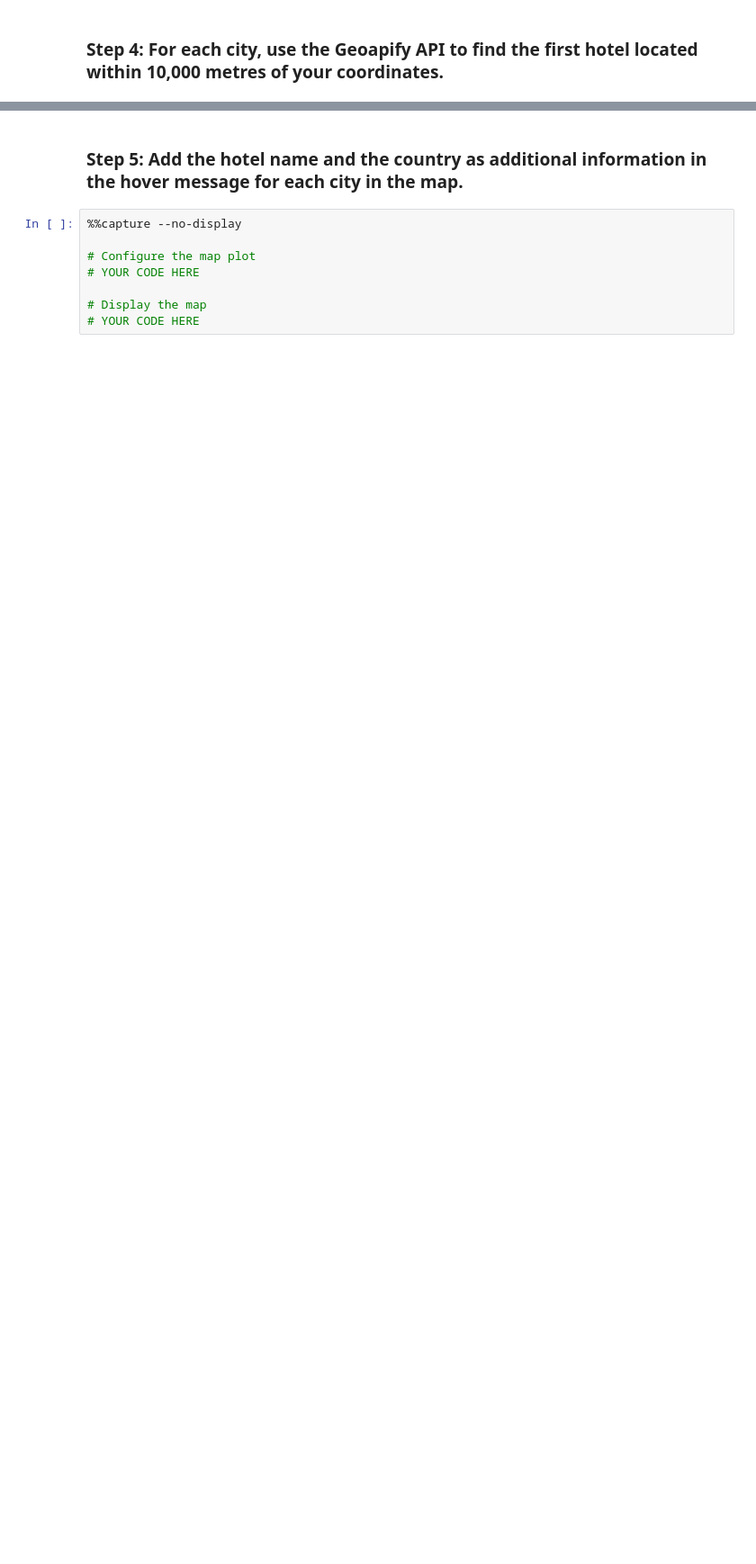
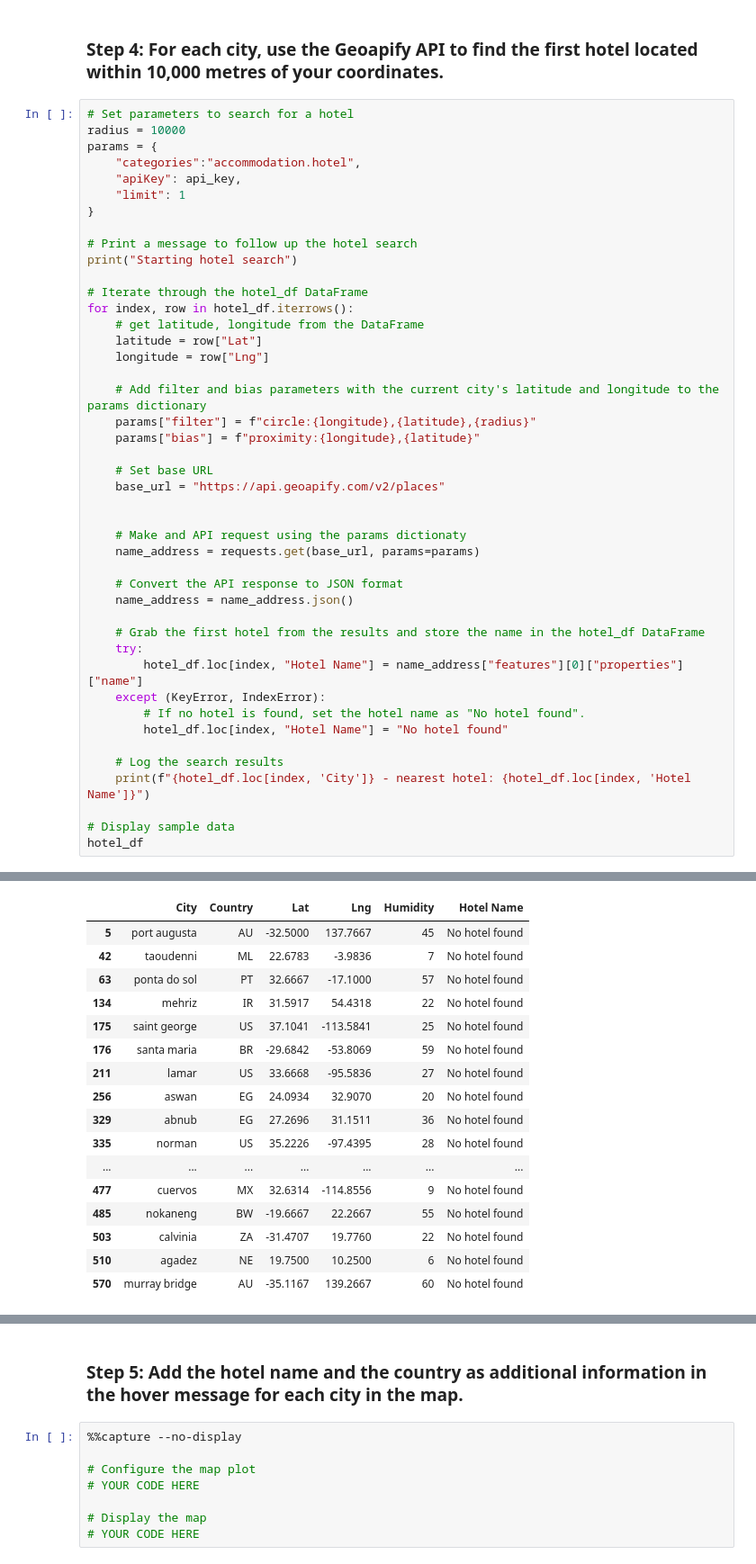
Before and after one commit to andrei-tabachk/python-api-challenge, a Jupyter notebook: WeatherPy/VacationPy.ipynb, the cells around one changed output, grey strips where cells are left out. Shown at 90% size. Drawn from its saved outputs; the diff is of its cells as text; blank space fills up the shorter version.

```diff
--- a/WeatherPy/VacationPy.ipynb
+++ b/WeatherPy/VacationPy.ipynb
@@ -121,2 +118,47 @@ hotel_df
 # %% [markdown]
 ### Step 4: For each city, use the Geoapify API to find the first hotel located within 10,000 metres of your coordinates.
+# %%
+# Set parameters to search for a hotel
+radius = 10000
+params = {
+    "categories":"accommodation.hotel",
+    "apiKey": api_key,
+    "limit": 1
+}
+
+# Print a message to follow up the hotel search
+print("Starting hotel search")
+
+# Iterate through the hotel_df DataFrame
+for index, row in hotel_df.iterrows():
+    # get latitude, longitude from the DataFrame
+    latitude = row["Lat"]
+    longitude = row["Lng"]
+
+    # Add filter and bias parameters with the current city's latitude and longitude to the params dictionary
+    params["filter"] = f"circle:{longitude},{latitude},{radius}"
+    params["bias"] = f"proximity:{longitude},{latitude}"
+
+    # Set base URL
+    base_url = "https://api.geoapify.com/v2/places"
+
+
+    # Make and API request using the params dictionaty
+    name_address = requests.get(base_url, params=params)
+
+    # Convert the API response to JSON format
+    name_address = name_address.json()
+
+    # Grab the first hotel from the results and store the name in the hotel_df DataFrame
+    try:
+        hotel_df.loc[index, "Hotel Name"] = name_address["features"][0]["properties"]["name"]
+    except (KeyError, IndexError):
+        # If no hotel is found, set the hotel name as "No hotel found".
+        hotel_df.loc[index, "Hotel Name"] = "No hotel found"
+
+    # Log the search results
+    print(f"{hotel_df.loc[index, 'City']} - nearest hotel: {hotel_df.loc[index, 'Hotel Name']}")
+
+# Display sample data
+hotel_df
+# %% [output]
@@ -123,2 +182,19 @@ hotel_df
+|  | City | Country | Lat | Lng | Humidity | Hotel Name |
+| 5 | port augusta | AU | -32.5000 | 137.7667 | 45 | No hotel found |
+| 42 | taoudenni | ML | 22.6783 | -3.9836 | 7 | No hotel found |
+| 63 | ponta do sol | PT | 32.6667 | -17.1000 | 57 | No hotel found |
+| 134 | mehriz | IR | 31.5917 | 54.4318 | 22 | No hotel found |
+| 175 | saint george | US | 37.1041 | -113.5841 | 25 | No hotel found |
+| 176 | santa maria | BR | -29.6842 | -53.8069 | 59 | No hotel found |
+| 211 | lamar | US | 33.6668 | -95.5836 | 27 | No hotel found |
+| 256 | aswan | EG | 24.0934 | 32.9070 | 20 | No hotel found |
+| 329 | abnub | EG | 27.2696 | 31.1511 | 36 | No hotel found |
+| 335 | norman | US | 35.2226 | -97.4395 | 28 | No hotel found |
+| ... | ... | ... | ... | ... | ... | ... |
+| 477 | cuervos | MX | 32.6314 | -114.8556 | 9 | No hotel found |
+| 485 | nokaneng | BW | -19.6667 | 22.2667 | 55 | No hotel found |
+| 503 | calvinia | ZA | -31.4707 | 19.7760 | 22 | No hotel found |
+| 510 | agadez | NE | 19.7500 | 10.2500 | 6 | No hotel found |
+| 570 | murray bridge | AU | -35.1167 | 139.2667 | 60 | No hotel found |
 # %%
 # Set parameters to search for a hotel
```
Also changed, not shown: parts of 6 cells of this notebook.
